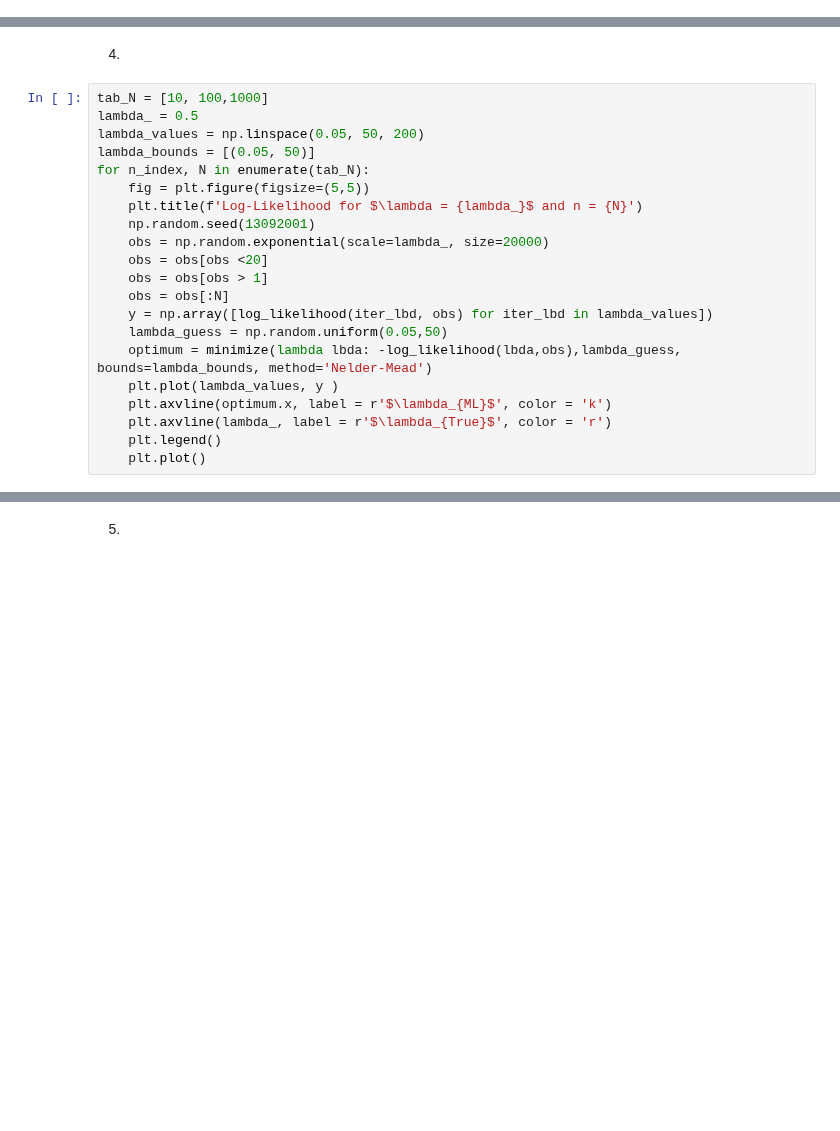
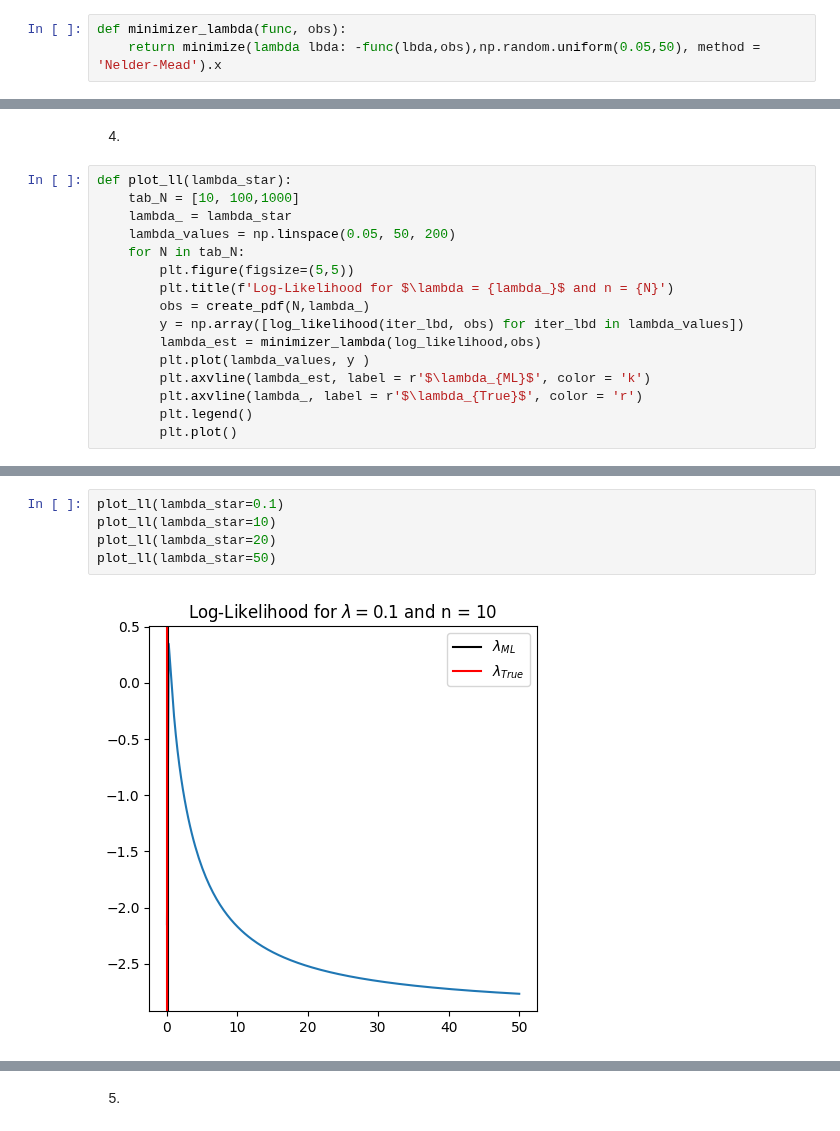
Before and after one commit to roduit/FundamentalLearningEPFL, a Jupyter notebook: Homeworks/HW1/FoiL_HW1.ipynb, the cells around one changed output, grey strips where cells are left out. Saved outputs shown, nothing was run; the diff lists cells and outputs as text; blank space fills up the shorter version.

```diff
--- a/Homeworks/HW1/FoiL_HW1.ipynb
+++ b/Homeworks/HW1/FoiL_HW1.ipynb
@@ -83,3 +91,6 @@ def log_likelihood(lambda_, obs):
+# %%
+def minimizer_lambda(func, obs):
+    return minimize(lambda lbda: -func(lbda,obs),np.random.uniform(0.05,50), method = 'Nelder-Mead').x
 # %%
 #parameters
 lambda_ = 10
@@ -106,23 +113,18 @@ plt.show()
 # %% [markdown]
 4.
 # %%
-tab_N = [10, 100,1000]
-lambda_ = 0.5
-lambda_values = np.linspace(0.05, 50, 200)
-lambda_bounds = [(0.05, 50)]
-for n_index, N in enumerate(tab_N):
-    fig = plt.figure(figsize=(5,5))
-    plt.title(f'Log-Likelihood for $\lambda = {lambda_}$ and n = {N}')
-    np.random.seed(13092001)
-    obs = np.random.exponential(scale=lambda_, size=20000)
-    obs = obs[obs <20]
-    obs = obs[obs > 1]
-    obs = obs[:N]
-    y = np.array([log_likelihood(iter_lbd, obs) for iter_lbd in lambda_values])
-    lambda_guess = np.random.uniform(0.05,50)
-    optimum = minimize(lambda lbda: -log_likelihood(lbda,obs),lambda_guess, bounds=lambda_bounds, method='Nelder-Mead')
-    plt.plot(lambda_values, y )
-    plt.axvline(optimum.x, label = r'$\lambda_{ML}$', color = 'k')
-    plt.axvline(lambda_, label = r'$\lambda_{True}$', color = 'r')
-    plt.legend()
-    plt.plot()
+def plot_ll(lambda_star):
+    tab_N = [10, 100,1000]
+    lambda_ = lambda_star
+    lambda_values = np.linspace(0.05, 50, 200)
+    for N in tab_N:
+        plt.figure(figsize=(5,5))
+        plt.title(f'Log-Likelihood for $\lambda = {lambda_}$ and n = {N}')
+        obs = create_pdf(N,lambda_)
+        y = np.array([log_likelihood(iter_lbd, obs) for iter_lbd in lambda_values])
+        lambda_est = minimizer_lambda(log_likelihood,obs)
+        plt.plot(lambda_values, y )
+        plt.axvline(lambda_est, label = r'$\lambda_{ML}$', color = 'k')
+        plt.axvline(lambda_, label = r'$\lambda_{True}$', color = 'r')
+        plt.legend()
+        plt.plot()
@@ -207,0 +131,7 @@ for n_index, N in enumerate(tab_N):
+# %%
+plot_ll(lambda_star=0.1)
+plot_ll(lambda_star=10)
+plot_ll(lambda_star=20)
+plot_ll(lambda_star=50)
+# %% [output]
+[figure, added]
```
Also changed, not shown: parts of 19 cells of this notebook.
